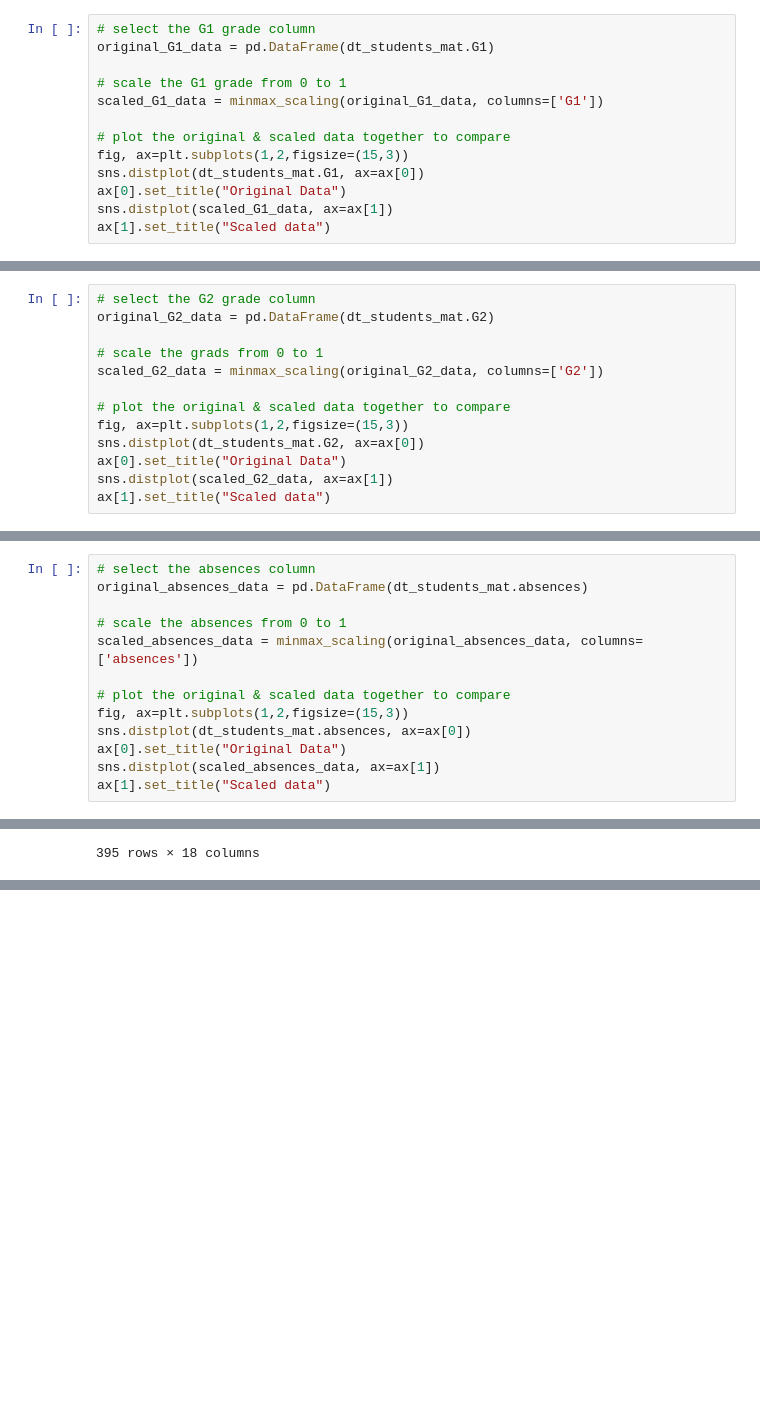
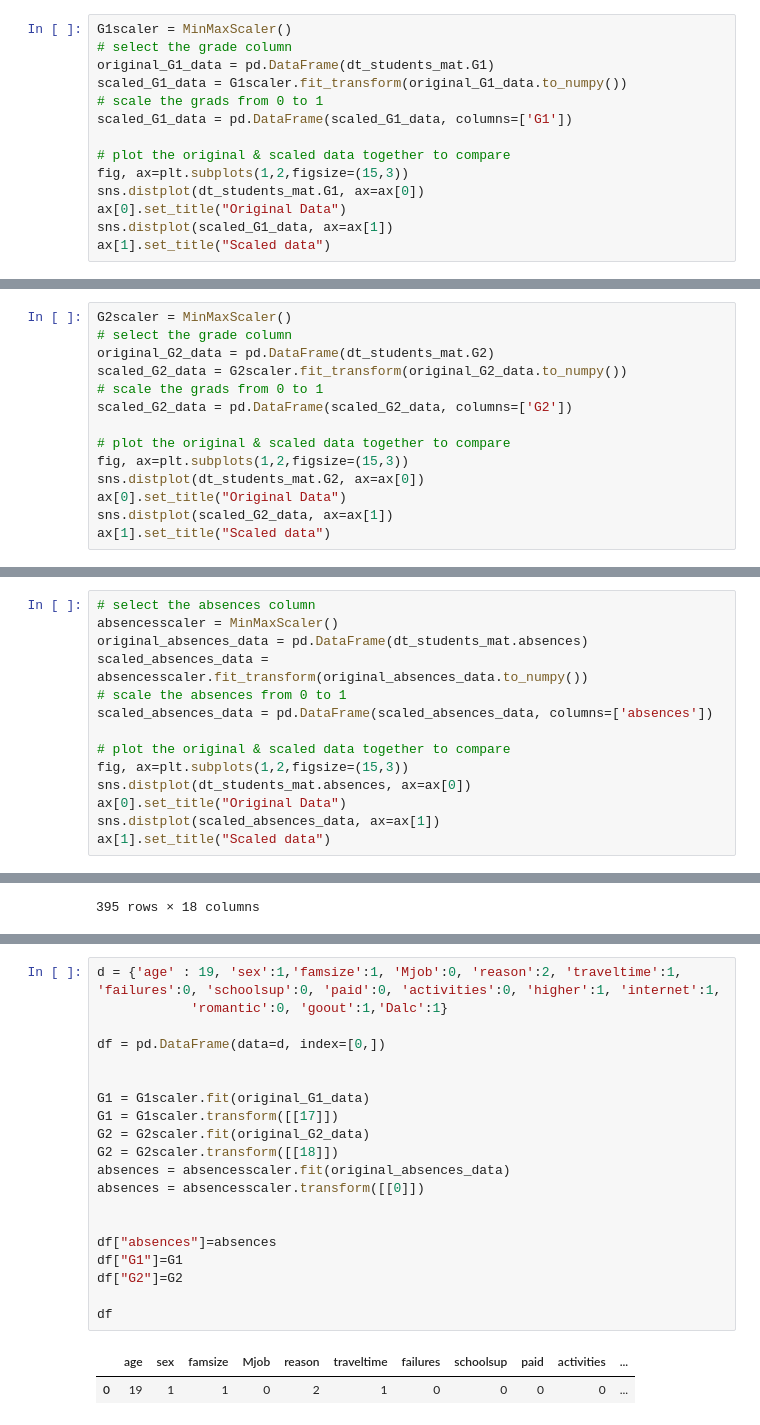
Before and after one commit to ABDELLAH-Hallou/students_performance, a Jupyter notebook: students_perf.ipynb, the cells around one changed output, grey strips where cells are left out. Drawn from its saved outputs; the diff is of its cells as text; blank space fills up the shorter version.

```diff
--- a/students_perf.ipynb
+++ b/students_perf.ipynb
@@ -147,11 +149,12 @@ ______________________________
 Minimum value: 0.0
 Maximum value: 1.0
 # %%
-# select the G1 grade column
+G1scaler = MinMaxScaler()
+# select the grade column
 original_G1_data = pd.DataFrame(dt_students_mat.G1)
-
-# scale the G1 grade from 0 to 1
-scaled_G1_data = minmax_scaling(original_G1_data, columns=['G1'])
+scaled_G1_data = G1scaler.fit_transform(original_G1_data.to_numpy())
+# scale the grads from 0 to 1
+scaled_G1_data = pd.DataFrame(scaled_G1_data, columns=['G1'])
 
 # plot the original & scaled data together to compare
 fig, ax=plt.subplots(1,2,figsize=(15,3))
@@ -190,11 +193,12 @@ ______________________________
 Minimum value: 0.0
 Maximum value: 1.0
 # %%
-# select the G2 grade column
+G2scaler = MinMaxScaler()
+# select the grade column
 original_G2_data = pd.DataFrame(dt_students_mat.G2)
-
+scaled_G2_data = G2scaler.fit_transform(original_G2_data.to_numpy())
 # scale the grads from 0 to 1
-scaled_G2_data = minmax_scaling(original_G2_data, columns=['G2'])
+scaled_G2_data = pd.DataFrame(scaled_G2_data, columns=['G2'])
 
 # plot the original & scaled data together to compare
 fig, ax=plt.subplots(1,2,figsize=(15,3))
@@ -234,10 +238,11 @@ Minimum value: 0.0
 Maximum value: 1.0
 # %%
 # select the absences column
+absencesscaler = MinMaxScaler()
 original_absences_data = pd.DataFrame(dt_students_mat.absences)
-
+scaled_absences_data = absencesscaler.fit_transform(original_absences_data.to_numpy())
 # scale the absences from 0 to 1
-scaled_absences_data = minmax_scaling(original_absences_data, columns=['absences'])
+scaled_absences_data = pd.DataFrame(scaled_absences_data, columns=['absences'])
 
 # plot the original & scaled data together to compare
 fig, ax=plt.subplots(1,2,figsize=(15,3))
@@ -450,0 +456,23 @@ score_dataset(X_train, X_test, y_train, y_test)
+# %%
+d = {'age' : 19, 'sex':1,'famsize':1, 'Mjob':0, 'reason':2, 'traveltime':1, 'failures':0, 'schoolsup':0, 'paid':0, 'activities':0, 'higher':1, 'internet':1,
+            'romantic':0, 'goout':1,'Dalc':1}
+
+df = pd.DataFrame(data=d, index=[0,])
+
+
+G1 = G1scaler.fit(original_G1_data)
+G1 = G1scaler.transform([[17]])
+G2 = G2scaler.fit(original_G2_data)
+G2 = G2scaler.transform([[18]])
+absences = absencesscaler.fit(original_absences_data)
+absences = absencesscaler.transform([[0]])
+
+
+df["absences"]=absences
+df["G1"]=G1
+df["G2"]=G2
+
+df
+# %% [output]
+|  | age | sex | famsize | Mjob | reason | traveltime | failures | schoolsup | paid | activities | ... |
+| 0 | 19 | 1 | 1 | 0 | 2 | 1 | 0 | 0 | 0 | 0 | ... |
```
Also changed, not shown: parts of 4 cells of this notebook.
